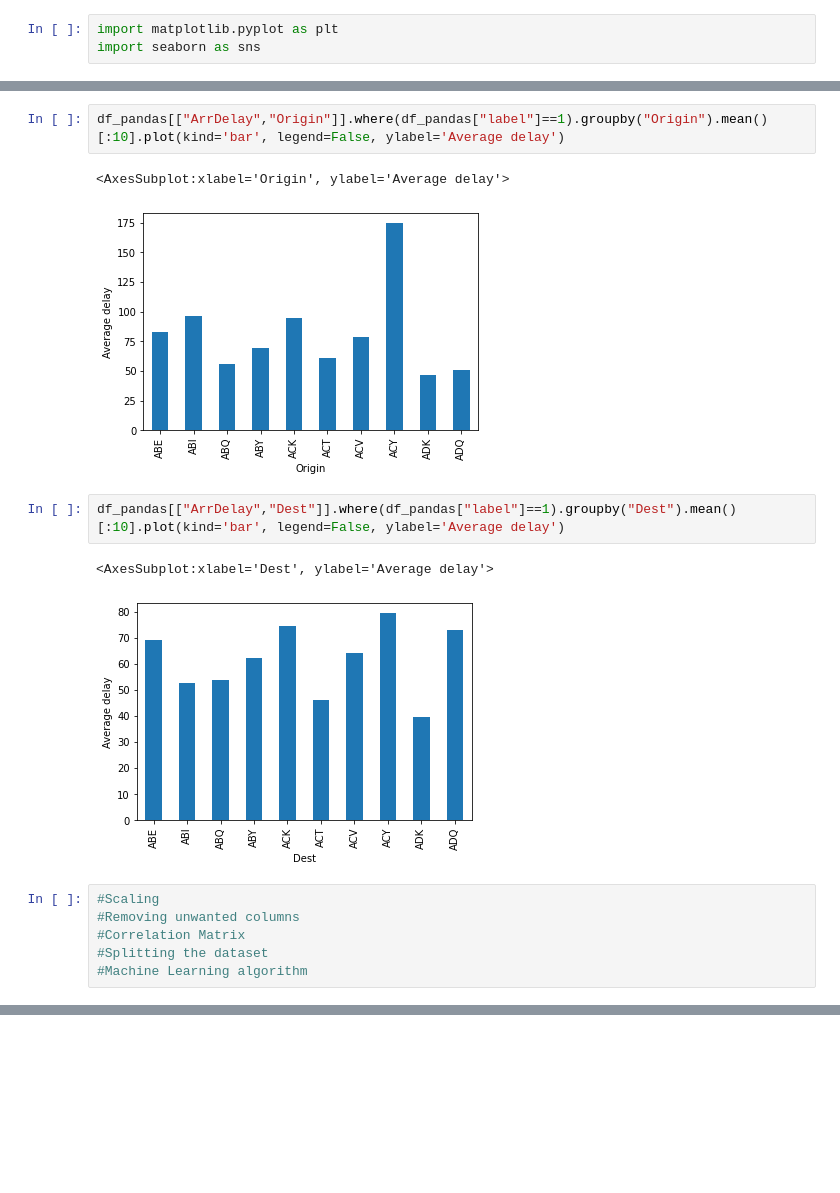
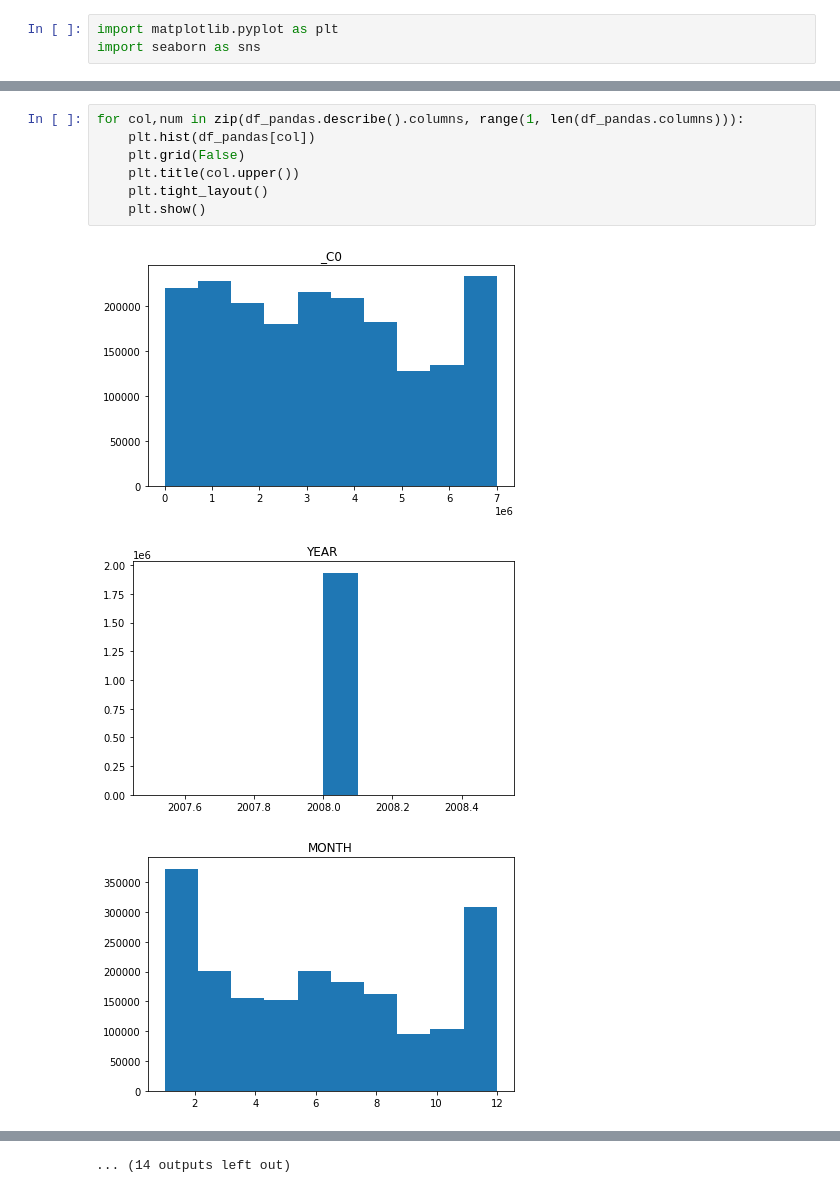
Before and after one commit to Anshumaan-Chauhan02/Scalability-Check-for-Machine-Learning-System-Predicting-Flight-Delays, a Jupyter notebook: SystemsForDS-Project.ipynb, the cells around one changed output, grey strips where cells are left out. Saved outputs shown, nothing was run; the diff lists cells and outputs as text; blank space fills up the shorter version.

```diff
--- a/SystemsForDS-Project.ipynb
+++ b/SystemsForDS-Project.ipynb
@@ -340,16 +281,11 @@ df_pandas[["ArrDelay","UniqueCarrier"]].where(df_pandas["label"]==1).groupby("Un
-# %%
-df_pandas[["ArrDelay","Origin"]].where(df_pandas["label"]==1).groupby("Origin").mean()[:10].plot(kind='bar', legend=False, ylabel='Average delay')
-# %% [output]
-<AxesSubplot:xlabel='Origin', ylabel='Average delay'>
-[figure, removed]
-# %%
-df_pandas[["ArrDelay","Dest"]].where(df_pandas["label"]==1).groupby("Dest").mean()[:10].plot(kind='bar', legend=False, ylabel='Average delay')
-# %% [output]
-<AxesSubplot:xlabel='Dest', ylabel='Average delay'>
-[figure, removed]
-# %%
-#Scaling
-#Removing unwanted columns
-#Correlation Matrix
-#Splitting the dataset
-#Machine Learning algorithm
+# %%
+for col,num in zip(df_pandas.describe().columns, range(1, len(df_pandas.columns))):
+    plt.hist(df_pandas[col])
+    plt.grid(False)
+    plt.title(col.upper())
+    plt.tight_layout()
+    plt.show()
+# %% [output]
+[figure, added]
+[figure, added]
+[figure, added]
@@ -355,0 +301 @@ df_pandas[["ArrDelay","Dest"]].where(df_pandas["label"]==1).groupby("Dest").mean
+... (14 outputs left out)
```
Also changed, not shown: parts of 31 cells of this notebook.
